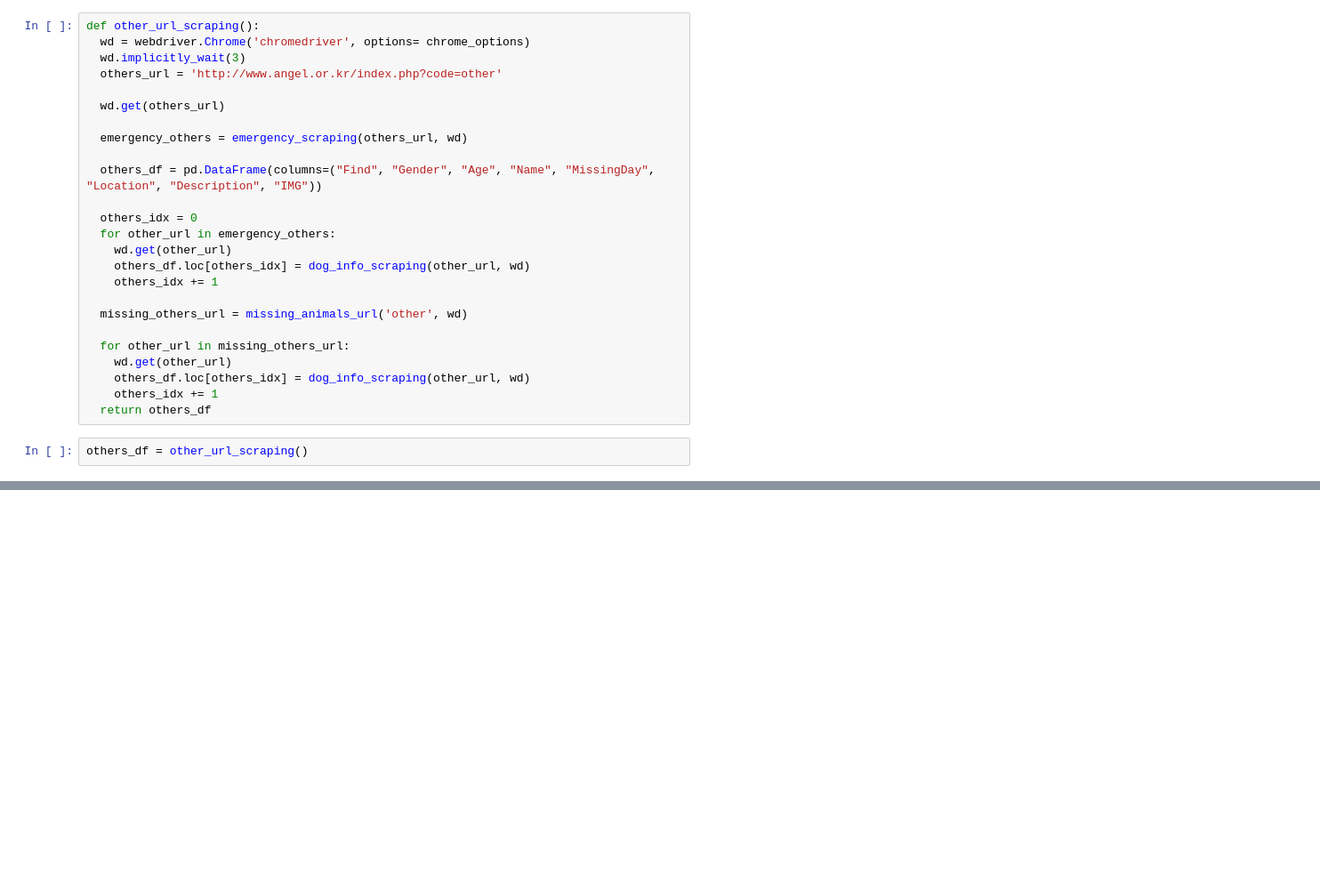
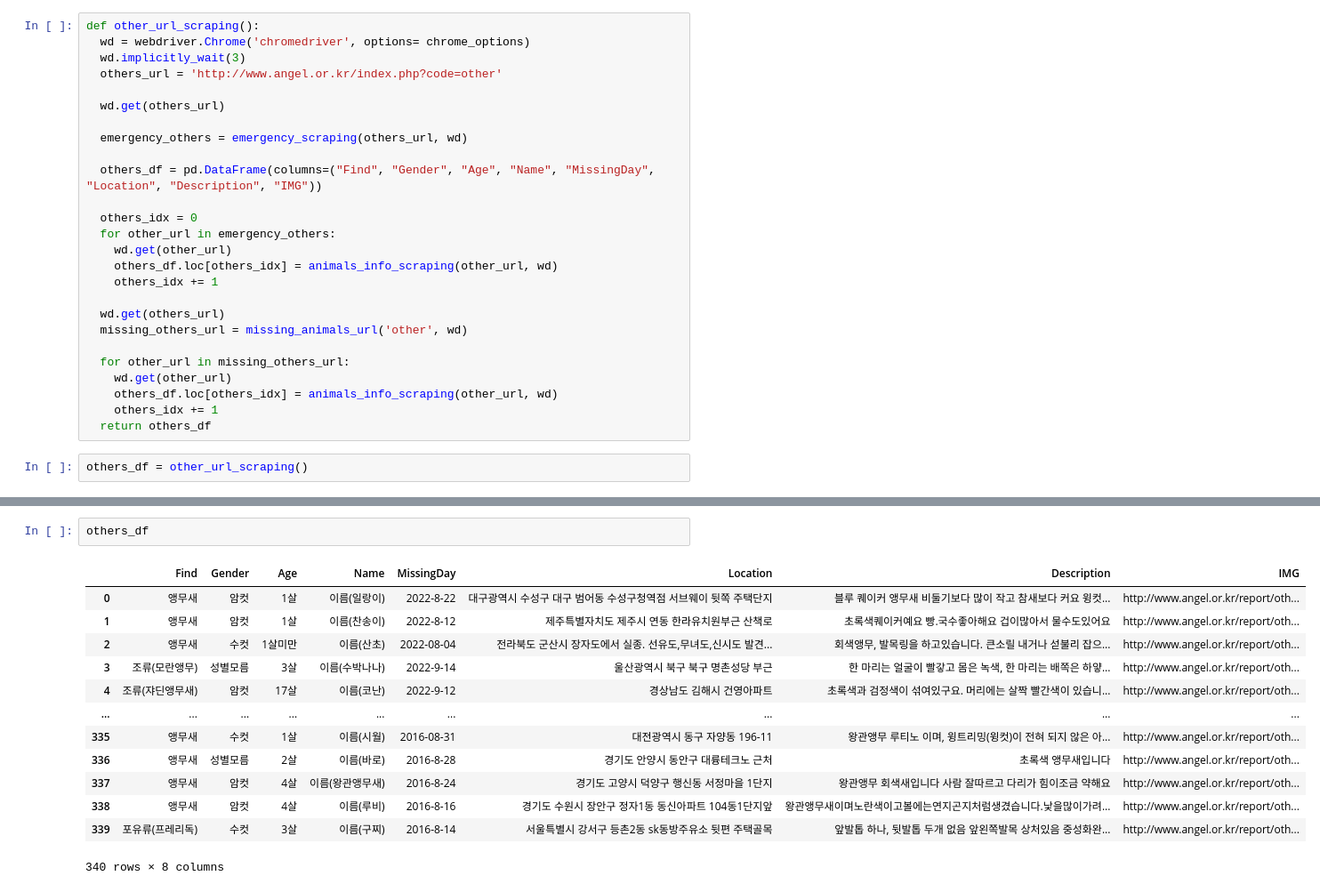
Before and after one commit to Jeong-WonSeok/LO-FI, a Jupyter notebook: DATA/Crawling/missingAnimalCrawling.ipynb, the cells around one changed output, grey strips where cells are left out. Shown: that part at 89% size. Cells and saved outputs as stored; diff of their text form; blank space fills up the shorter version.

```diff
--- a/DATA/Crawling/missingAnimalCrawling.ipynb
+++ b/DATA/Crawling/missingAnimalCrawling.ipynb
@@ -288,14 +196,15 @@ def other_url_scraping():
   others_idx = 0
   for other_url in emergency_others:
     wd.get(other_url)
-    others_df.loc[others_idx] = dog_info_scraping(other_url, wd)
+    others_df.loc[others_idx] = animals_info_scraping(other_url, wd)
     others_idx += 1
 
+  wd.get(others_url)
   missing_others_url = missing_animals_url('other', wd)
 
   for other_url in missing_others_url:
     wd.get(other_url)
-    others_df.loc[others_idx] = dog_info_scraping(other_url, wd)
+    others_df.loc[others_idx] = animals_info_scraping(other_url, wd)
     others_idx += 1
   return others_df
 # %%
@@ -309,0 +250,16 @@ others_df
+# %%
+others_df
+# %% [output]
+|  | Find | Gender | Age | Name | MissingDay | Location | Description | IMG |
+| 0 | 앵무새 | 암컷 | 1살 | 이름(일랑이) | 2022-8-22 | 대구광역시 수성구 대구 범어동 수성구청역점 서브웨이 뒷쪽 주택단지 | 블루 퀘이커 앵무새 비둘기보다 많이 작고 참새보다 커요 윙컷... | http://www.angel.or.kr/report/oth... |
+| 1 | 앵무새 | 암컷 | 1살 | 이름(찬송이) | 2022-8-12 | 제주특별자치도 제주시 연동 한라유치원부근 산책로 | 초록색퀘이커예요 빵.국수좋아해요 겁이많아서 물수도있어요 | http://www.angel.or.kr/report/oth... |
+| 2 | 앵무새 | 수컷 | 1살미만 | 이름(산초) | 2022-08-04 | 전라북도 군산시 장자도에서 실종. 선유도,무녀도,신시도 발견... | 회색앵무, 발목링을 하고있습니다. 큰소릴 내거나 섣불리 잡으... | http://www.angel.or.kr/report/oth... |
+| 3 | 조류(모란앵무) | 성별모름 | 3살 | 이름(수박나나) | 2022-9-14 | 울산광역시 북구 북구 명촌성당 부근 | 한 마리는 얼굴이 빨갛고 몸은 녹색, 한 마리는 배쪽은 하얗... | http://www.angel.or.kr/report/oth... |
+| 4 | 조류(쟈딘앵무새) | 암컷 | 17살 | 이름(코난) | 2022-9-12 | 경상남도 김해시 건영아파트 | 초록색과 검정색이 섞여있구요. 머리에는 살짝 빨간색이 있습니... | http://www.angel.or.kr/report/oth... |
+| ... | ... | ... | ... | ... | ... | ... | ... | ... |
+| 335 | 앵무새 | 수컷 | 1살 | 이름(시월) | 2016-08-31 | 대전광역시 동구 자양동 196-11 | 왕관앵무 루티노 이며, 윙트리밍(윙컷)이 전혀 되지 않은 아... | http://www.angel.or.kr/report/oth... |
+| 336 | 앵무새 | 성별모름 | 2살 | 이름(바로) | 2016-8-28 | 경기도 안양시 동안구 대륭테크노 근처 | 초록색 앵무새입니다 | http://www.angel.or.kr/report/oth... |
+| 337 | 앵무새 | 암컷 | 4살 | 이름(왕관앵무새) | 2016-8-24 | 경기도 고양시 덕양구 행신동 서정마을 1단지 | 왕관앵무 회색새입니다 사람 잘따르고 다리가 힘이조금 약해요 | http://www.angel.or.kr/report/oth... |
+| 338 | 앵무새 | 암컷 | 4살 | 이름(루비) | 2016-8-16 | 경기도 수원시 장안구 정자1동 동신아파트 104동1단지앞 | 왕관앵무새이며노란색이고볼에는연지곤지처럼생겼습니다.낯을많이가려... | http://www.angel.or.kr/report/oth... |
+| 339 | 포유류(프레리독) | 수컷 | 3살 | 이름(구찌) | 2016-8-14 | 서울특별시 강서구 등촌2동 sk동방주유소 뒷편 주택골목 | 앞발톱 하나, 뒷발톱 두개 없음 앞왼쪽발목 상처있음 중성화완... | http://www.angel.or.kr/report/oth... |
+340 rows × 8 columns
```
Also changed, not shown: parts of 23 cells of this notebook, 4 other files.
